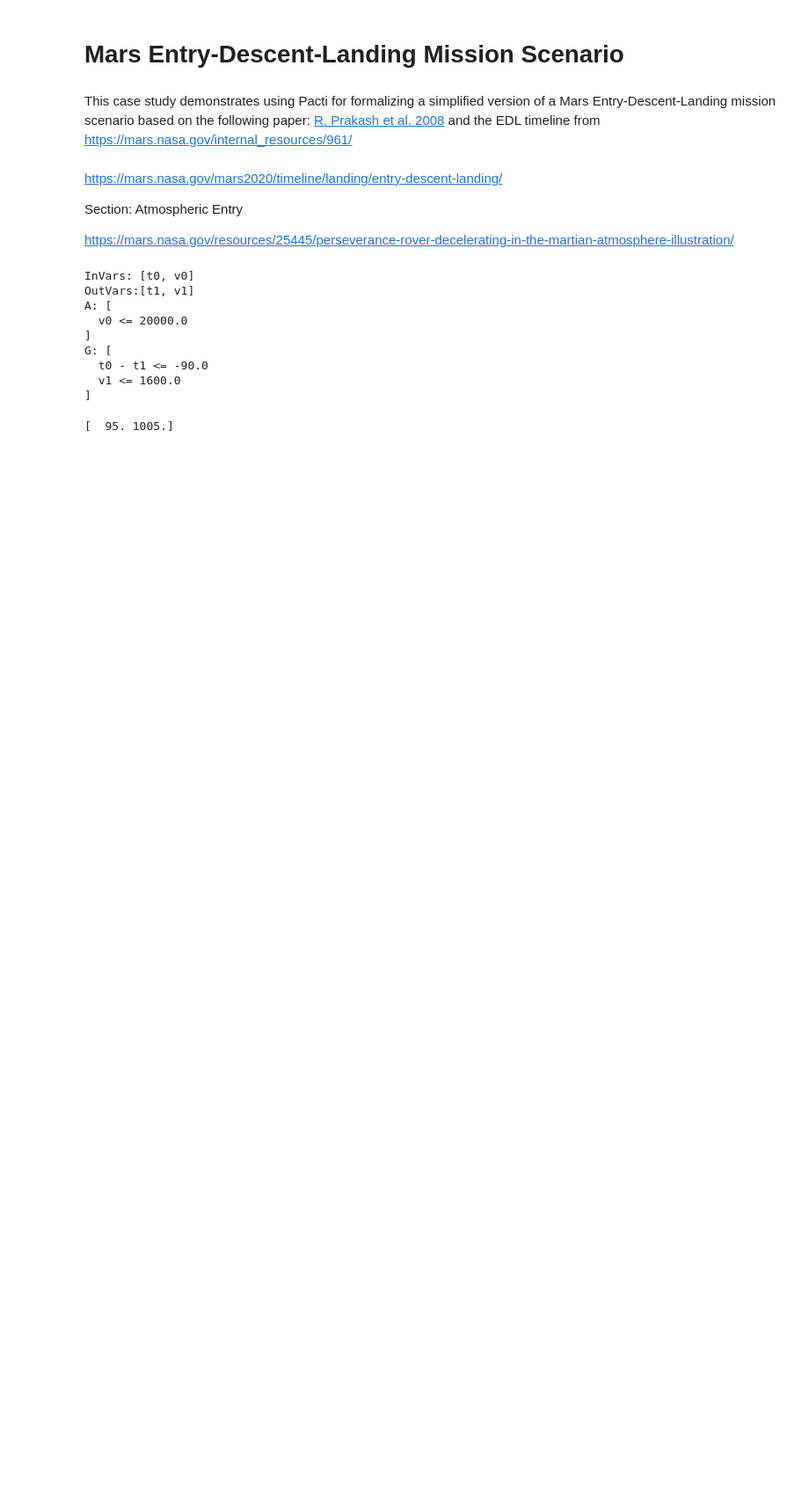
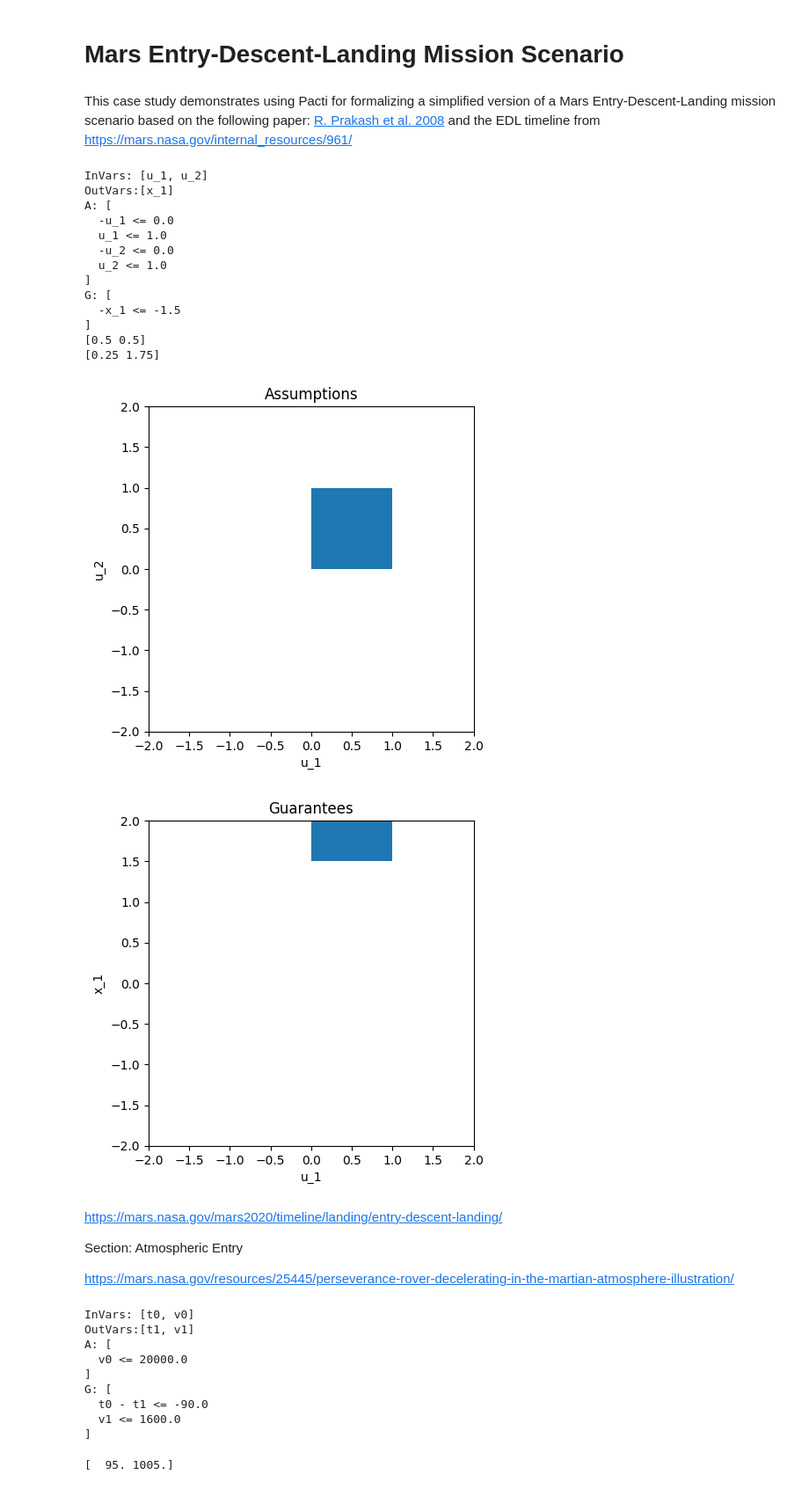
Before and after one commit to pacti-org/pacti, a Jupyter notebook: case_studies/mars_entry_descent_landing/mars_edl.ipynb, the cells around one changed output. Shown at 88% size. Drawn from its saved outputs; the diff is of its cells as text; code cells hidden in the pictures; blank space fills up the shorter version.

Commit message:
plot updates

```diff
--- a/case_studies/mars_entry_descent_landing/mars_edl.ipynb
+++ b/case_studies/mars_entry_descent_landing/mars_edl.ipynb
@@ -9,3 +10,47 @@ from pacti.terms.polyhedra import *
+# %%
+contract1 = {
+    "InputVars":[
+        "u_1",
+        "u_2"
+    ],
+    "OutputVars":[
+        "x_1"
+    ],
+    "assumptions":
+    [
+        {"coefficients":{"u_1":-1,"u_2":0}, "constant":0},
+        {"coefficients":{"u_1":1,"u_2":0}, "constant":1},
+        {"coefficients":{"u_1":0,"u_2":-1}, "constant":0},
+        {"coefficients":{"u_1":0,"u_2":1}, "constant":1}
+    ],
+    "guarantees":
+    [
+        {"coefficients":{"x_1":-1},
+        "constant":-1.5}
+    ]
+}
+c1 = PolyhedralContract.from_dict(contract1)
+print(c1)
+
+fig = plot_assumptions(contract=c1,x_var=Var("u_1"),y_var=Var("u_2"),var_values={Var("x_1"):0},x_lims=(-2,2),y_lims=(-2,2))
+fig = plot_guarantees(contract=c1,x_var=Var("u_1"),y_var=Var("x_1"),var_values={Var("u_2"):1},x_lims=(-2,2),y_lims=(-2,2))
+plt.show()
+# %% [output]
+InVars: [u_1, u_2]
+OutVars:[x_1]
+A: [
+  -u_1 <= 0.0
+  u_1 <= 1.0
+  -u_2 <= 0.0
+  u_2 <= 1.0
+]
+G: [
+  -x_1 <= -1.5
+]
+[0.5 0.5]
+[0.25 1.75]
+[figure, added]
+[figure, added]
 # %% [markdown]
 https://mars.nasa.gov/mars2020/timeline/landing/entry-descent-landing/
 
```
Also changed, not shown: parts of 3 cells of this notebook, 1 other file.
